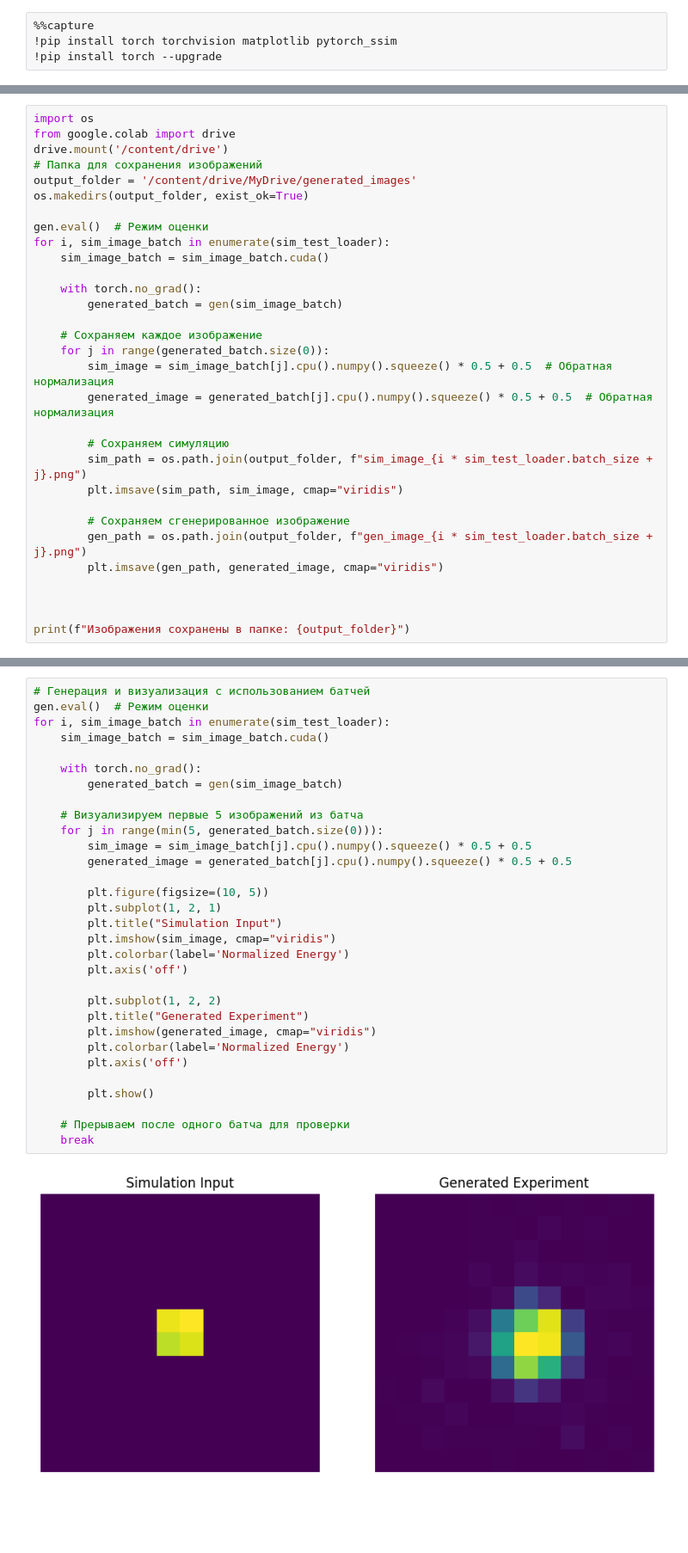
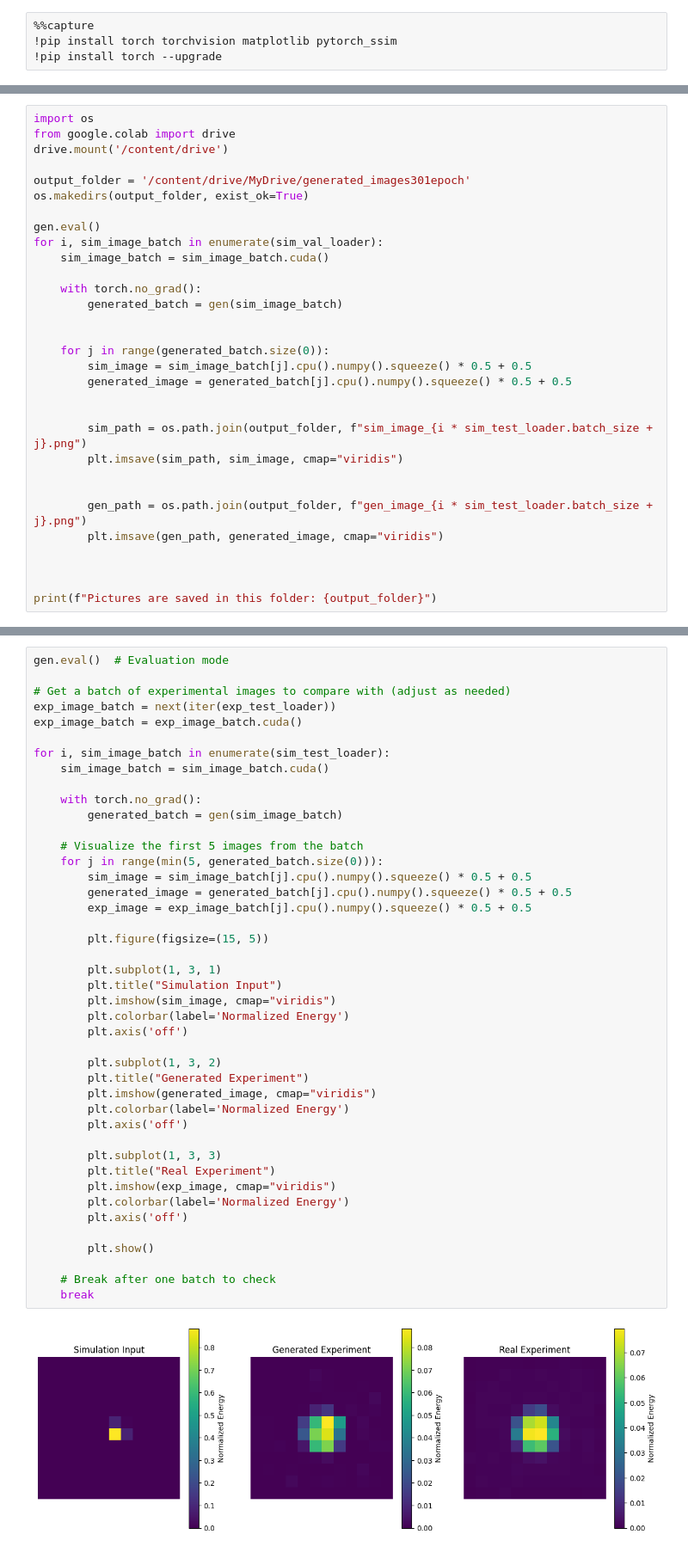
Before and after one commit to Strojove-uceni/2024-final-kamilla-jaroslav, a Jupyter notebook: cyclegan.ipynb, the cells around one changed output, grey strips where cells are left out. Shown at 86% size. Drawn from its saved outputs; the diff is of its cells as text; blank space fills up the shorter version.

```diff
--- a/cyclegan.ipynb
+++ b/cyclegan.ipynb
@@ -394,32 +355,32 @@ RuntimeError: Found no NVIDIA driver on your system. Please check that you have
 import os
 from google.colab import drive
 drive.mount('/content/drive')
-# Папка для сохранения изображений
-output_folder = '/content/drive/MyDrive/generated_images'
+
+output_folder = '/content/drive/MyDrive/generated_images301epoch'
 os.makedirs(output_folder, exist_ok=True)
 
-gen.eval()  # Режим оценки
-for i, sim_image_batch in enumerate(sim_test_loader):
+gen.eval()
+for i, sim_image_batch in enumerate(sim_val_loader):
     sim_image_batch = sim_image_batch.cuda()
 
     with torch.no_grad():
         generated_batch = gen(sim_image_batch)
 
-    # Сохраняем каждое изображение
+
     for j in range(generated_batch.size(0)):
-        sim_image = sim_image_batch[j].cpu().numpy().squeeze() * 0.5 + 0.5  # Обратная нормализация
-        generated_image = generated_batch[j].cpu().numpy().squeeze() * 0.5 + 0.5  # Обратная нормализация
+        sim_image = sim_image_batch[j].cpu().numpy().squeeze() * 0.5 + 0.5
+        generated_image = generated_batch[j].cpu().numpy().squeeze() * 0.5 + 0.5
 
-        # Сохраняем симуляцию
+
         sim_path = os.path.join(output_folder, f"sim_image_{i * sim_test_loader.batch_size + j}.png")
         plt.imsave(sim_path, sim_image, cmap="viridis")
 
-        # Сохраняем сгенерированное изображение
+
         gen_path = os.path.join(output_folder, f"gen_image_{i * sim_test_loader.batch_size + j}.png")
         plt.imsave(gen_path, generated_image, cmap="viridis")
 
 
 
-print(f"Изображения сохранены в папке: {output_folder}")
+print(f"Pictures are saved in this folder: {output_folder}")
 # %% [output]
 Drive already mounted at /content/drive; to attempt to forcibly remount, call drive.mount("/content/drive", force_remount=True).
@@ -427,33 +390,45 @@ Drive already mounted at /content/drive; to attempt to forcibly remount, call dr
 # %%
-# Генерация и визуализация с использованием батчей
-gen.eval()  # Режим оценки
+gen.eval()  # Evaluation mode
+
+# Get a batch of experimental images to compare with (adjust as needed)
+exp_image_batch = next(iter(exp_test_loader))
+exp_image_batch = exp_image_batch.cuda()
+
 for i, sim_image_batch in enumerate(sim_test_loader):
     sim_image_batch = sim_image_batch.cuda()
 
     with torch.no_grad():
         generated_batch = gen(sim_image_batch)
 
-    # Визуализируем первые 5 изображений из батча
+    # Visualize the first 5 images from the batch
     for j in range(min(5, generated_batch.size(0))):
         sim_image = sim_image_batch[j].cpu().numpy().squeeze() * 0.5 + 0.5
         generated_image = generated_batch[j].cpu().numpy().squeeze() * 0.5 + 0.5
+        exp_image = exp_image_batch[j].cpu().numpy().squeeze() * 0.5 + 0.5
 
-        plt.figure(figsize=(10, 5))
-        plt.subplot(1, 2, 1)
+        plt.figure(figsize=(15, 5))
+
+        plt.subplot(1, 3, 1)
         plt.title("Simulation Input")
         plt.imshow(sim_image, cmap="viridis")
         plt.colorbar(label='Normalized Energy')
         plt.axis('off')
 
-        plt.subplot(1, 2, 2)
+        plt.subplot(1, 3, 2)
         plt.title("Generated Experiment")
         plt.imshow(generated_image, cmap="viridis")
         plt.colorbar(label='Normalized Energy')
         plt.axis('off')
 
+        plt.subplot(1, 3, 3)
+        plt.title("Real Experiment")
+        plt.imshow(exp_image, cmap="viridis")
+        plt.colorbar(label='Normalized Energy')
+        plt.axis('off')
+
         plt.show()
 
-    # Прерываем после одного батча для проверки
+    # Break after one batch to check
     break
 # %% [output]
-[figure, old version]
+[figure, new version]
```
Also changed, not shown: parts of 15 cells of this notebook.
